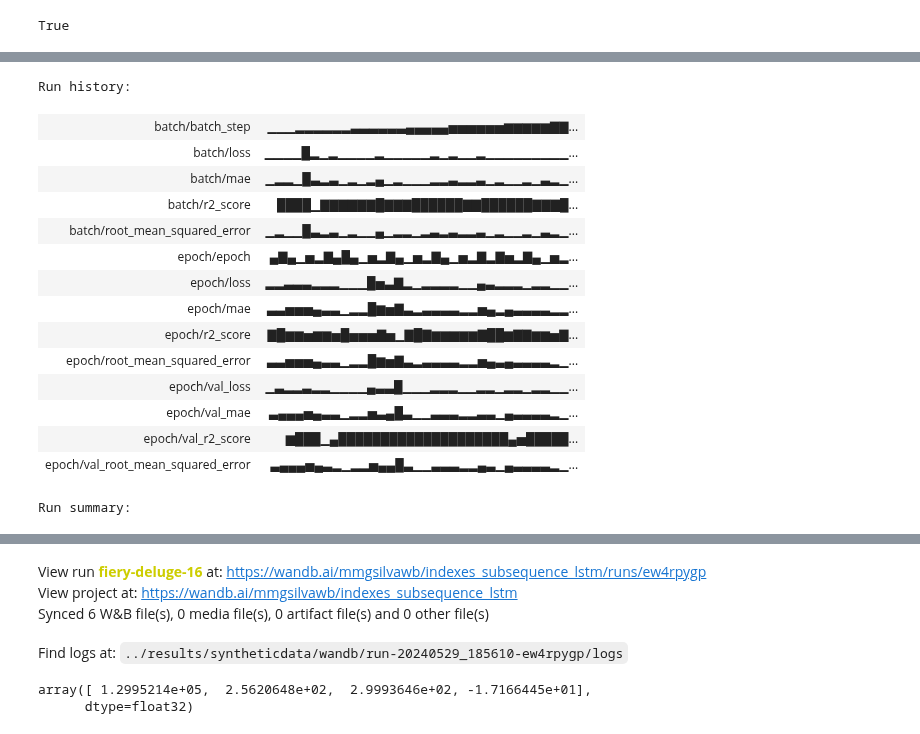
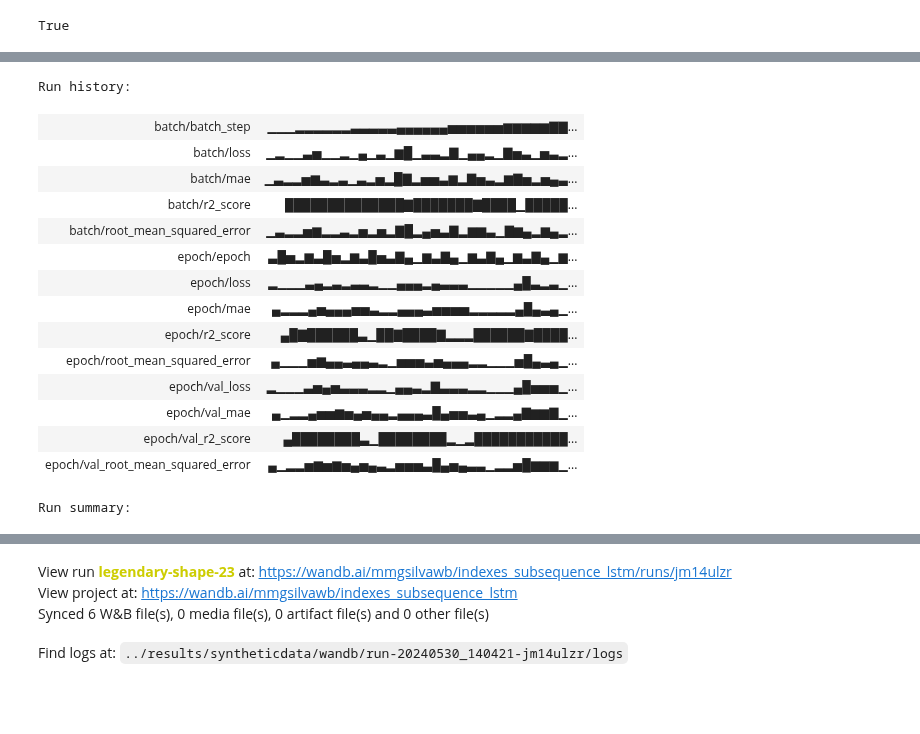
Before and after one commit to MiguelGarcaoSilva/motifpred, a Jupyter notebook: code/casestudy_syntheticdata.ipynb, the cells around one changed output, grey strips where cells are left out. Saved outputs shown, nothing was run; the diff lists cells and outputs as text; code cells hidden in the pictures; blank space fills up the shorter version.

```diff
--- a/code/casestudy_syntheticdata.ipynb
+++ b/code/casestudy_syntheticdata.ipynb
@@ -76,14 +59,17 @@ Planted motifs: 18
 # %%
+variable_indexes = np.arange(10)
 #change the values of the time series in the selected timewindows to the motif pattern
 for idx in motif_indexes:
-    data[idx:idx+p] = motif_pattern
+    data[variable_indexes,idx:idx+p] = motif_pattern
 
 #introduce clue in the data
 for idx in motif_indexes:
-    data[idx-5:idx-2] = [1,2,3]
+    data[variable_indexes,idx-5:idx-2] = [1,2,3]
 
-#plot the data and in red the motif pattern
-plt.plot(data)
+#plot multivariate data using subplots in red the planted motifs
+plt.figure(figsize=(20,5))
+plt.plot(data[0])
 for idx in motif_indexes:
-    plt.plot(range(idx, idx+p), motif_pattern, 'r')
+    plt.axvline(x=idx, color='r')
+plt.show()
 # %% [output]
@@ -93,7 +79,7 @@ from keras.preprocessing.sequence import pad_sequences
 
 def create_dataset(data, past_window, step, forward_window, motif_indexes):
     X1, X2, y1, y = list(), list(), list(), list()
-    for idx in range(len(data) - past_window - 1):
+    for idx in range(len(data[0]) - past_window - 1):
         if idx % step != 0:
             continue
 
@@ -104,9 +90,9 @@ def create_dataset(data, past_window, step, forward_window, motif_indexes):
         if next_match > idx + past_window + forward_window:
             next_match = -1 #no match in forward window
 
-        data_x1 = data[idx:idx+past_window]
+        data_x1 = data[variable_indexes,idx:idx+past_window]
         data_x2 = [motif_idx for motif_idx in motif_indexes if motif_idx <= idx+past_window]
-        data_y1 = data[idx+past_window]
+        data_y1 = data[variable_indexes, idx+past_window]
         data_y = next_match
         X1.append(data_x1)
         X2.append(data_x2)
@@ -176,11 +163,14 @@ import collections
 from keras.callbacks import EarlyStopping
 import pickle
 
-# cols are metrics
-# which are val_loss, val_mae, val_rmse, val_r2
-metrics_history = []
+
 
 class CVTuner(kt.engine.tuner.Tuner):
+
+    def __init__(self, *args, **kwargs):
+        super(CVTuner, self).__init__(*args, **kwargs)
+        # cols are metrics-val_loss, val_mae, val_rmse, val_r2
+        self.metrics_history = []
 
     def run_trial(self, trial, x, y, *args, **kwargs):
         callbacks = kwargs.pop("callbacks", [])
@@ -208,10 +198,15 @@ class CVTuner(kt.engine.tuner.Tuner):
             for j, (_, value) in enumerate(metrics.items()):
                 trial_metrics[i, j] = value[-1]
 
-        metrics_history.append(trial_metrics)
+        self.metrics_history.append(trial_metrics)
         print({name: np.mean(values) for name, values in metrics.items()})
         #save cross validation metrics
         return {name: np.mean(values) for name, values in metrics.items()}
+
+    def save_metrics(self):
+        # aggregate metric_history into a matrix (num trials, num folds, num metrics)
+        fname = os.path.join(self.project_dir, "metrics_history.npy")
+        np.save(fname, np.array(self.metrics_history))
 
     def save_model(self, trial_id, model, step=0):
         fname = os.path.join(self.get_trial_dir(trial_id), "model.pickle")
@@ -239,11 +234,5 @@ tuner.search(
         callbacks=[WandbMetricsLogger(log_freq=5)],
     )
 run.finish()
-
-# aggregate metric_history into a matrix (num trials, num folds, num metrics)
-metrics_history = np.array(metrics_history)
-
-# save metrics_history
-fname = os.path.join(tuner.directory, "metrics_history.npy")
-np.save(fname, metrics_history)
+tuner.save_metrics()
 # %% [output]
@@ -272,16 +261,16 @@ wandb: ERROR Unable to log learning rate.
 Run history:
-| batch/batch_step | ▁▁▁▂▂▂▂▂▂▃▃▃▃▃▃▄▄▄▄▄▅▅▅▅▅▅▆▆▆▆▆▇▇... |
-| batch/loss | ▁▁▁▁█▂▁▂▁▁▁▁▂▁▁▁▁▁▂▁▂▁▁▂▁▁▁▁▁▁▁▁▁... |
-| batch/mae | ▁▂▂▁█▃▂▃▁▂▁▂▄▁▂▁▁▁▂▂▃▂▂▃▁▂▁▁▂▁▃▂▁... |
-| batch/r2_score | ████▁▇▇▇▇▇▇█▇▇▇██████▇▇██████▇▇▇█... |
-| batch/root_mean_squared_error | ▁▂▁▁█▃▂▃▁▂▁▁▄▁▂▂▁▂▃▂▃▂▂▃▁▂▁▁▂▁▃▂▁... |
-| epoch/epoch | ▄▇▄▁▅▂▇▄█▄▁▅▂▇▄▁▅▂▇▄▁▅▂▇▂▇▅▂▇▄▁▅▂... |
-| epoch/loss | ▂▂▃▃▃▂▂▂▁▁▁█▅▃▇▂▁▂▂▂▂▁▁▄▃▂▂▂▁▂▂▁▁... |
-| epoch/mae | ▃▃▅▅▅▄▃▃▁▂▂█▆▅▇▃▂▃▃▃▃▂▂▅▄▂▄▃▃▃▃▂▂... |
-| epoch/r2_score | ▇█▆▆▅▆▆▅█▅▅▅▇▅▁▇█▇▆▆▆▆▆▇██▆▇▇▆▆▅▇... |
-| epoch/root_mean_squared_error | ▃▃▅▅▅▄▃▃▁▂▂█▆▅▇▃▂▃▃▃▃▂▂▅▄▃▄▃▃▃▃▂▁... |
-| epoch/val_loss | ▁▃▂▂▃▂▂▁▁▁▁▄▃▃█▁▁▁▂▂▂▁▁▂▂▁▂▂▁▂▂▁▁... |
-| epoch/val_mae | ▃▄▄▄▅▄▃▃▁▂▂▅▃▄█▃▁▁▃▃▃▂▂▃▃▁▄▃▃▃▃▂▁... |
-| epoch/val_r2_score | ▆███▁▄████████████████████▄▅█████... |
-| epoch/val_root_mean_squared_error | ▃▄▄▄▅▄▃▂▁▂▂▅▄▄█▃▁▁▃▃▃▂▂▄▃▁▄▃▃▃▃▂▁... |
+| batch/batch_step | ▁▁▁▂▂▂▂▂▂▃▃▃▃▃▄▄▄▄▄▄▅▅▅▅▅▅▆▆▆▆▆▇▇... |
+| batch/loss | ▁▂▁▁▃▅▁▁▂▁▄▁▃▁▆█▁▃▃▂▇▁▄▄▂▁▇▅▃▁▅▃▂... |
+| batch/mae | ▁▃▂▂▅▆▃▂▃▁▃▂▅▂█▇▂▅▅▃▆▂▇▅▃▂▆▇▅▂▅▄▃... |
+| batch/r2_score | ██████████████▇███████▇████▁█████... |
+| batch/root_mean_squared_error | ▁▃▂▂▅▆▂▂▃▂▅▂▅▂▇█▂▄▅▃▇▂▆▆▃▁▇▆▄▂▆▄▂... |
+| epoch/epoch | ▃█▅▂▆▃█▅▂▆▃█▅▃▇▄▁▆▃▇▄▁▆▃▇▄▁▆▃▇▄▁▆... |
+| epoch/loss | ▂▁▁▁▃▄▂▃▂▃▃▂▁▁▄▄▄▂▄▃▃▃▁▁▁▁▁▄█▃▂▃▁... |
+| epoch/mae | ▄▂▂▂▄▅▄▄▄▅▅▃▂▂▄▄▄▃▅▅▅▅▂▂▂▂▂▄█▄▃▄▁... |
+| epoch/r2_score | ▄█▇██████▃▁██▇████▇▂▂▂██████▇████... |
+| epoch/root_mean_squared_error | ▄▁▁▁▅▆▄▄▃▄▄▃▂▁▅▅▅▃▅▄▄▄▂▂▁▁▁▅█▄▃▄▁... |
+| epoch/val_loss | ▂▁▁▁▃▅▄▅▃▃▃▂▂▁▄▄▃▂▇▃▃▃▂▂▁▁▁▄█▅▅▅▁... |
+| epoch/val_mae | ▄▁▂▂▄▅▅▆▅▄▅▄▄▂▄▄▄▃█▄▅▅▃▄▁▂▂▄▇▆▆▇▁... |
+| epoch/val_r2_score | ▄████████▃▁████████▂▁▂███████████... |
+| epoch/val_root_mean_squared_error | ▄▁▂▂▅▆▅▆▅▄▅▄▃▂▅▅▅▃█▄▅▄▃▃▁▂▂▅█▆▆▆▁... |
 Run summary:
@@ -302,9 +291,4 @@ Run summary:
-View run fiery-deluge-16 at: https://wandb.ai/mmgsilvawb/indexes_subsequence_lstm/runs/ew4rpygp
+View run legendary-shape-23 at: https://wandb.ai/mmgsilvawb/indexes_subsequence_lstm/runs/jm14ulzr
 View project at: https://wandb.ai/mmgsilvawb/indexes_subsequence_lstm
 Synced 6 W&B file(s), 0 media file(s), 0 artifact file(s) and 0 other file(s)
-Find logs at: ../results/syntheticdata/wandb/run-20240529_185610-ew4rpygp/logs
+Find logs at: ../results/syntheticdata/wandb/run-20240530_140421-jm14ulzr/logs
-# %%
-metrics_history[0].mean(axis=0)
-# %% [output]
-array([ 1.2995214e+05,  2.5620648e+02,  2.9993646e+02, -1.7166445e+01],
-      dtype=float32)
```
Also changed, not shown: parts of 11 cells of this notebook.
